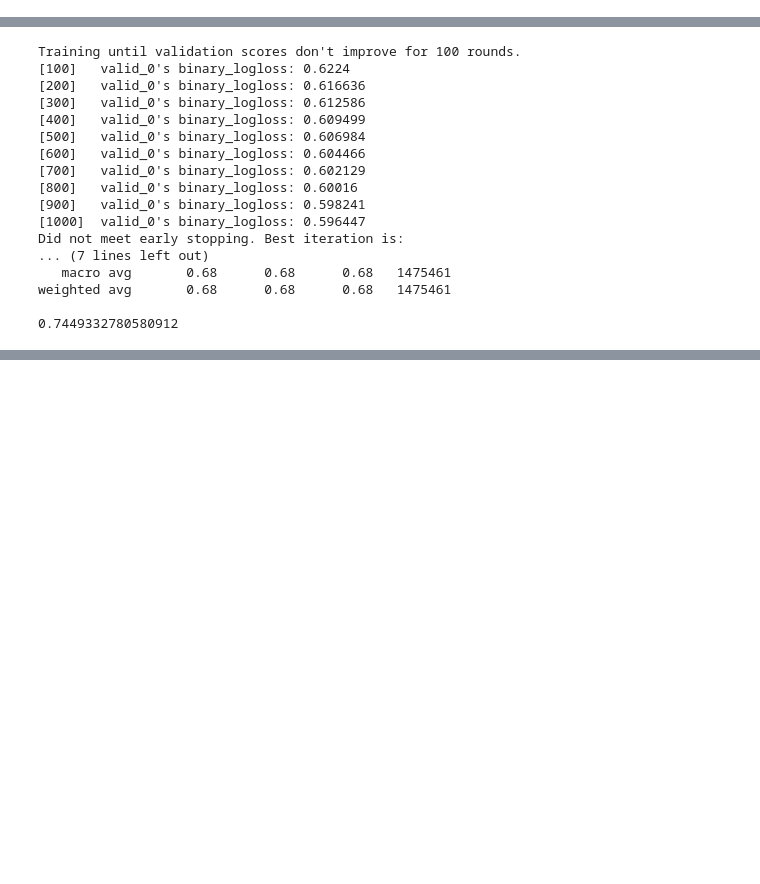
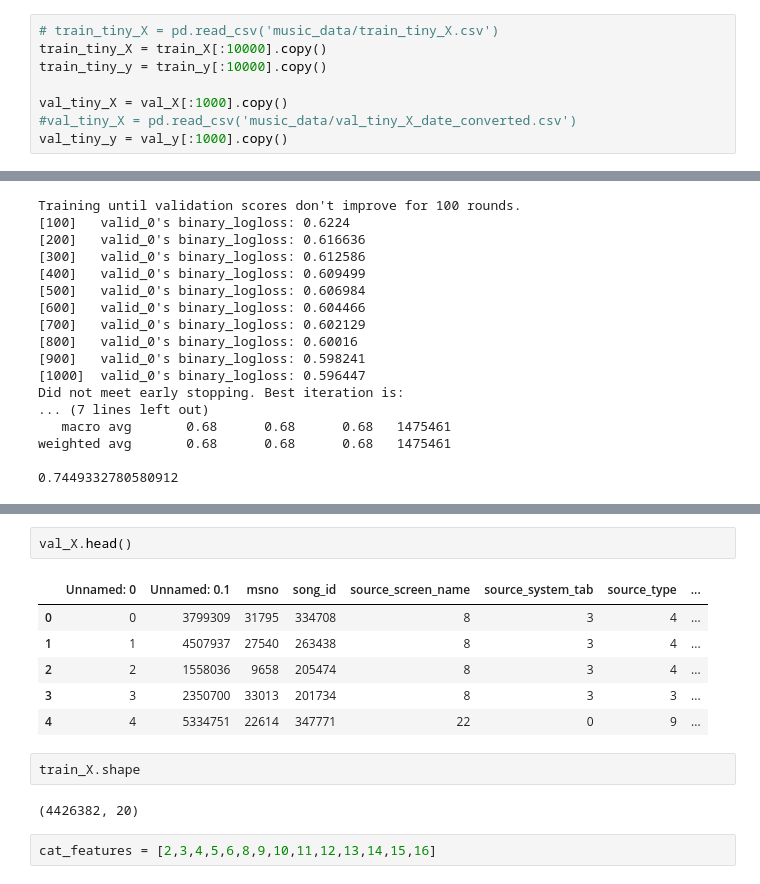
Before and after one commit to yunrulovescoding/CS229, a Jupyter notebook: Gradient Boosting.ipynb, the cells around one changed output, grey strips where cells are left out. Cells and saved outputs as stored; diff of their text form; blank space fills up the shorter version.

```diff
--- a/Gradient Boosting.ipynb
+++ b/Gradient Boosting.ipynb
@@ -36,3 +31,11 @@ val_tiny_y = val_y[:1000].copy()
+# %%
+# train_tiny_X = pd.read_csv('music_data/train_tiny_X.csv')
+train_tiny_X = train_X[:10000].copy()
+train_tiny_y = train_y[:10000].copy()
+
+val_tiny_X = val_X[:1000].copy()
+#val_tiny_X = pd.read_csv('music_data/val_tiny_X_date_converted.csv')
+val_tiny_y = val_y[:1000].copy()
 # %%
 # Observing reasonable date for date time conversion
 # 2004 seems to be the earliest date. '1970-01-01' is essentially null value (1 in train).
@@ -187,0 +214,15 @@ weighted avg       0.68      0.68      0.68   1475461
+# %%
+val_X.head()
+# %% [output]
+|  | Unnamed: 0 | Unnamed: 0.1 | msno | song_id | source_screen_name | source_system_tab | source_type | ... |
+| 0 | 0 | 3799309 | 31795 | 334708 | 8 | 3 | 4 | ... |
+| 1 | 1 | 4507937 | 27540 | 263438 | 8 | 3 | 4 | ... |
+| 2 | 2 | 1558036 | 9658 | 205474 | 8 | 3 | 4 | ... |
+| 3 | 3 | 2350700 | 33013 | 201734 | 8 | 3 | 3 | ... |
+| 4 | 4 | 5334751 | 22614 | 347771 | 22 | 0 | 9 | ... |
+# %%
+train_X.shape
+# %% [output]
+(4426382, 20)
+# %%
+cat_features = [2,3,4,5,6,8,9,10,11,12,13,14,15,16]
```
Also changed, not shown: parts of 15 cells of this notebook, 7 other files.
